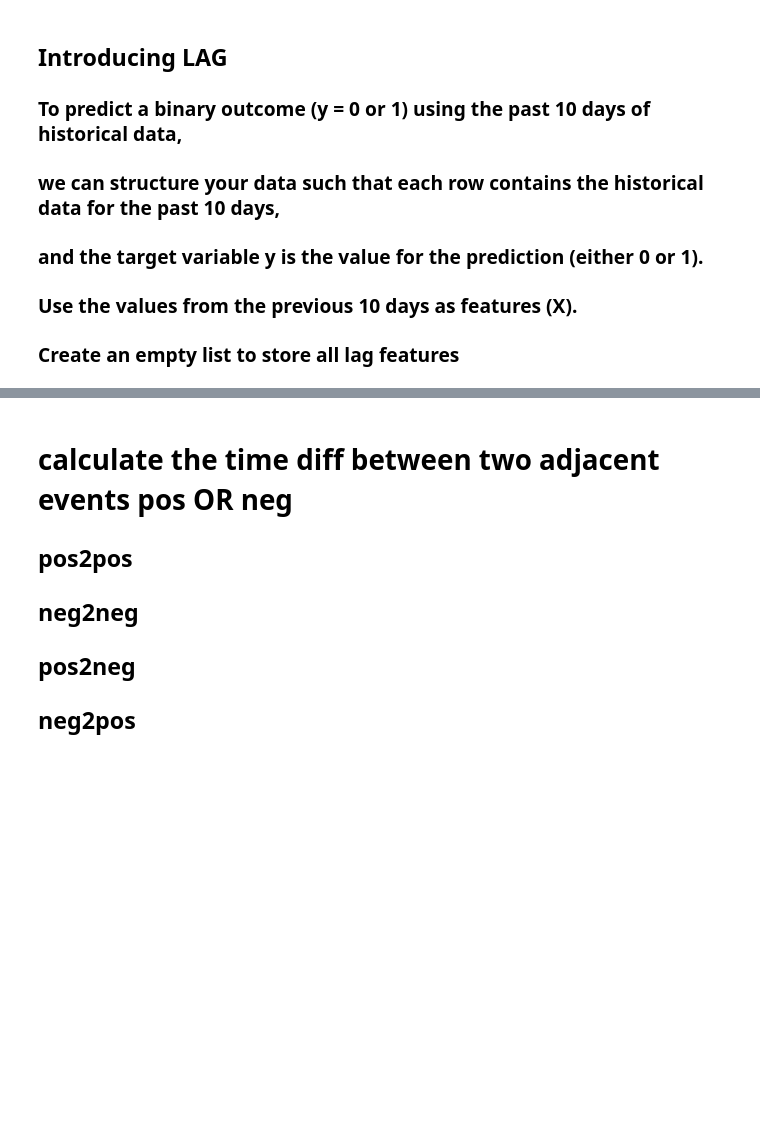
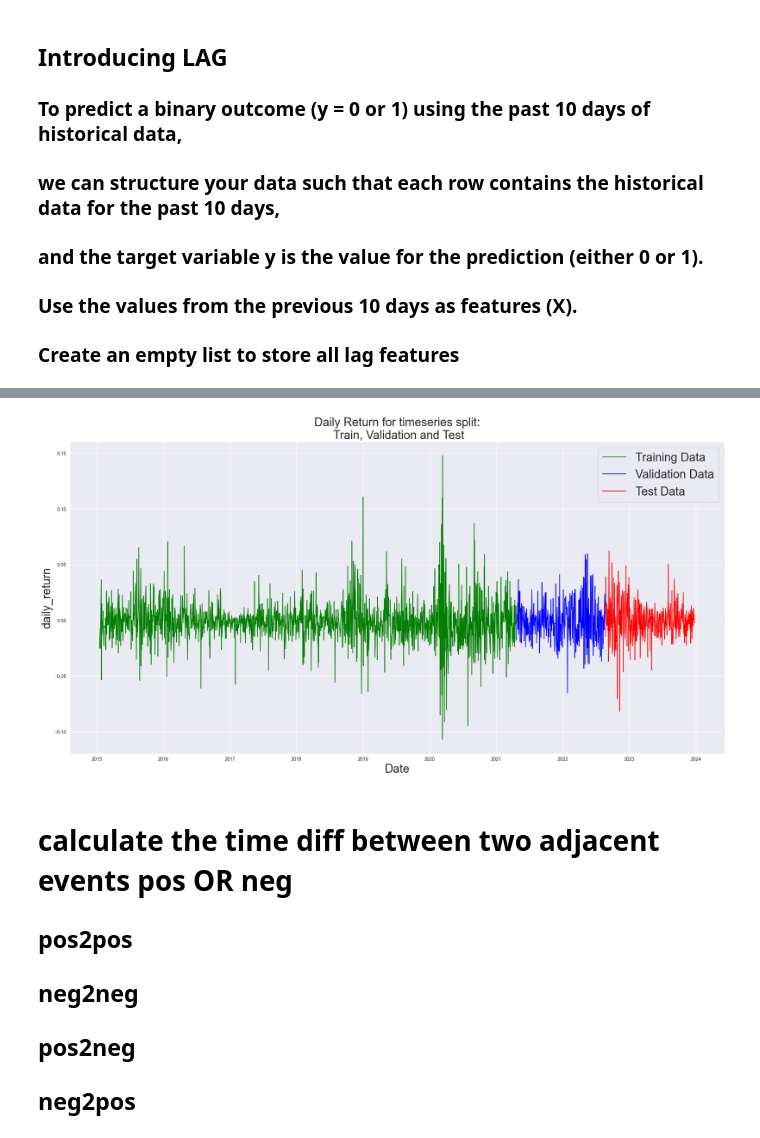
Before and after one commit to agerom/aic2_assignment, a Jupyter notebook: eda.ipynb, the cells around one changed output, grey strips where cells are left out. Drawn from its saved outputs; the diff is of its cells as text; code cells hidden in the pictures; blank space fills up the shorter version.

```diff
--- a/eda.ipynb
+++ b/eda.ipynb
@@ -569,18 +671,20 @@ with open("./data/split_dataset.pickle",'wb') as f:
 # %%
 # Plot training data
 plt.figure(figsize=(25, 12))  # Change (width, height) as needed
 plt.plot(train_data.index, train_data['daily_return_lag00'], label='Training Data', color='green')
 # Plot validation data
 plt.plot(val_data.index, val_data['daily_return_lag00'], label='Validation Data', color='blue')
 # Plot test data
 plt.plot(test_data.index, test_data['daily_return_lag00'], label='Test Data', color='red')
 # Add labels, title, and legend
 plt.xlabel('Date',fontsize=25)  # Adjust based on your index
 plt.ylabel('daily_return',fontsize=25)  # Adjust based on your data column
-plt.title('Timeseries Split: Train, Validation and Test',fontsize=25)
+plt.title('Daily Return for timeseries split:\n Train, Validation and Test',fontsize=25)
 plt.legend(fontsize=25)
 # Show the plot
 plt.show()#SEEMS OK
+# %% [output]
+[figure, added]
 # %% [markdown]
 # calculate the time diff between two adjacent events pos OR neg
 ## pos2pos
```
Also changed, not shown: parts of 17 cells of this notebook, 4 other files.
